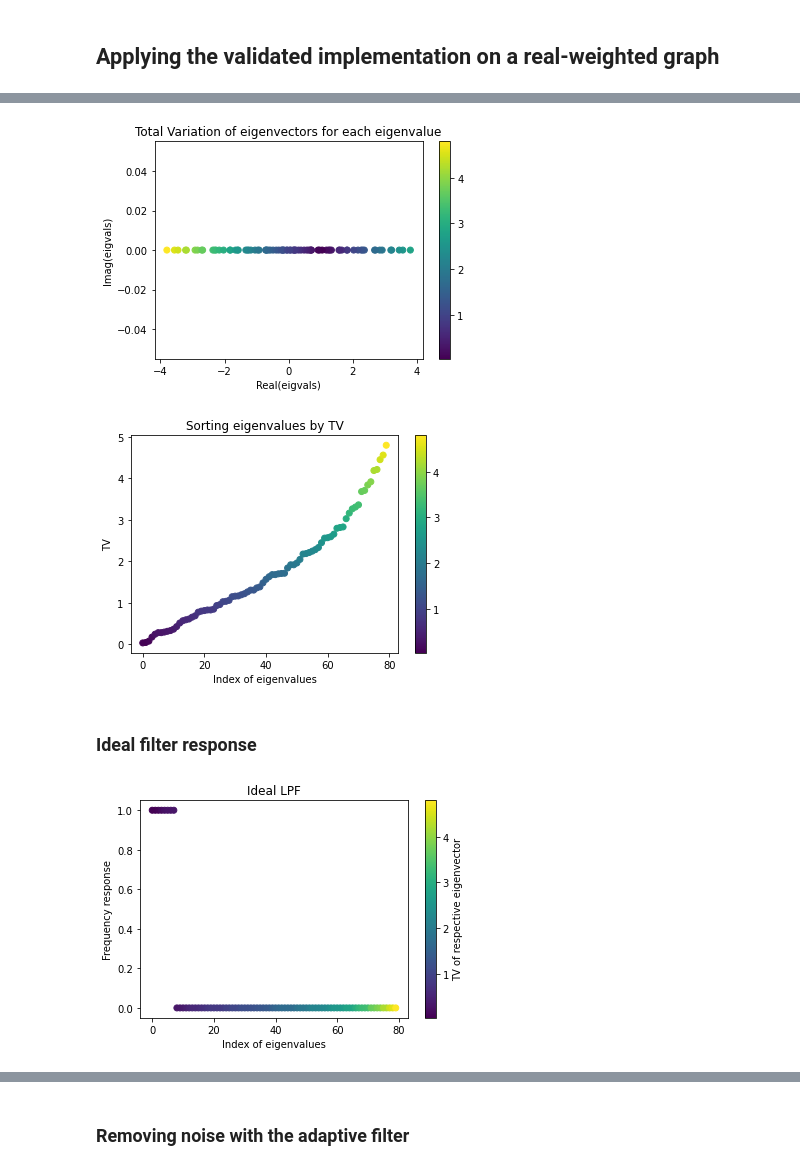
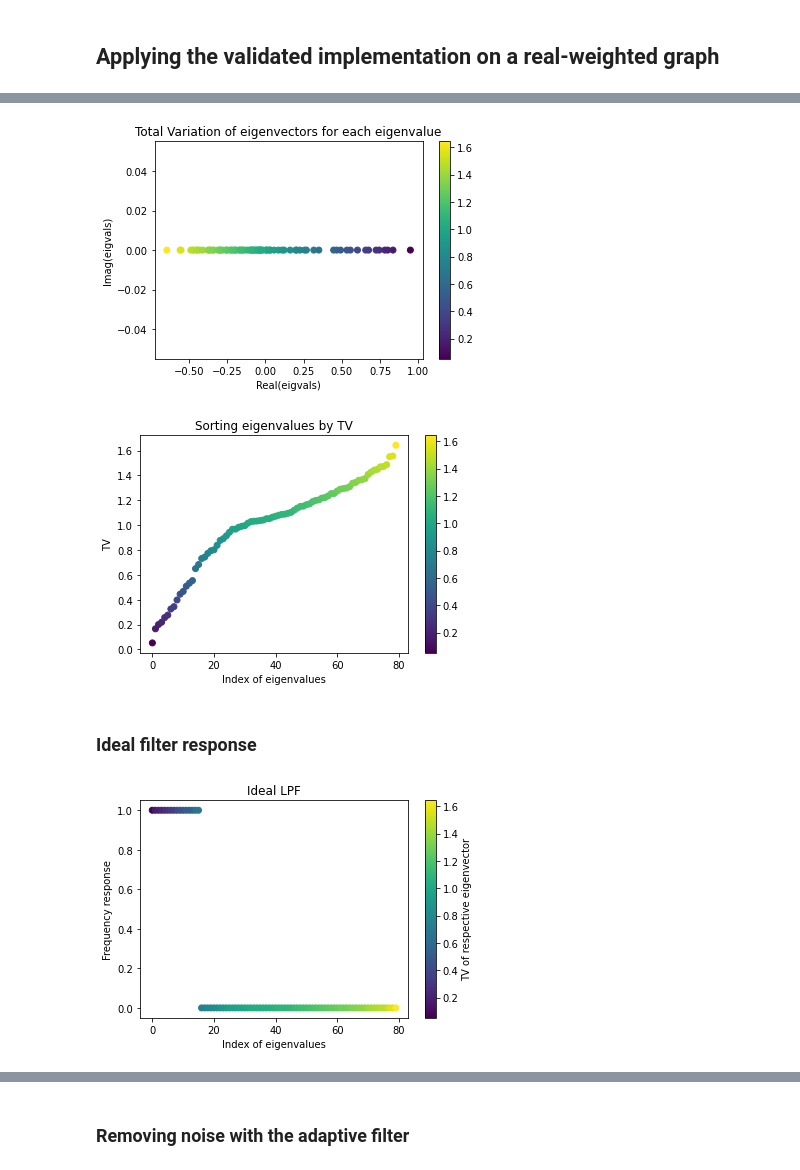
Before and after one commit to gboaviagem/gspx, a Jupyter notebook: _drafts/qlms.ipynb, the cells around one changed output, grey strips where cells are left out. Drawn from its saved outputs; the diff is of its cells as text; code cells hidden in the pictures.

```diff
--- a/_drafts/qlms.ipynb
+++ b/_drafts/qlms.ipynb
@@ -148,0 +122,10 @@ tv = graph_total_variation(V, W)
+# %%
+from gspx.utils.graph import make_sensor
+from gspx.utils.display import plot_graph
+from gspx.utils.graph import graph_total_variation
+
+A, coords = make_sensor(N=80)
+plot_graph(
+    A, coords=coords,
+    figsize=(8, 4), colormap='viridis',
+    node_size=120)
@@ -149,13 +134,17 @@ tv = graph_total_variation(V, W)
 # %%
 import matplotlib.pyplot as plt
+
+eigvals, V = np.linalg.eig(A)
+tv = graph_total_variation(V, A)
+
 plt.scatter(np.real(eigvals), np.imag(eigvals), c=tv)
 plt.colorbar()
 plt.title("Total Variation of eigenvectors for each eigenvalue")
 plt.xlabel("Real(eigvals)")
 plt.ylabel("Imag(eigvals)")
 plt.show()
 # %% [output]
-[figure, old version]
+[figure, new version]
 # %%
 idx_freq = np.argsort(tv)
 
@@ -167,14 +156,14 @@ plt.title("Sorting eigenvalues by TV")
 plt.colorbar()
 plt.show()
 # %% [output]
-[figure, old version]
+[figure, new version]
 # %% [markdown]
 ### Ideal filter response
 # %%
 h_ideal = np.zeros(len(idx_freq))
 
-# Bandwith of 10% the frequency support
-bandwidth = int(len(idx_freq) / 10)
+# Bandwith of 20% the frequency support
+bandwidth = int(len(idx_freq) / 5)
 h_ideal[idx_freq[:bandwidth]] = 1
 
 plt.figure()
@@ -186,4 +175,4 @@ cbar.set_label("TV of respective eigenvector", rotation=90)
 plt.title("Ideal LPF")
 plt.show()
 # %% [output]
-[figure, old version]
+[figure, new version]
```
Also changed, not shown: parts of 19 cells of this notebook, 4 other files.
